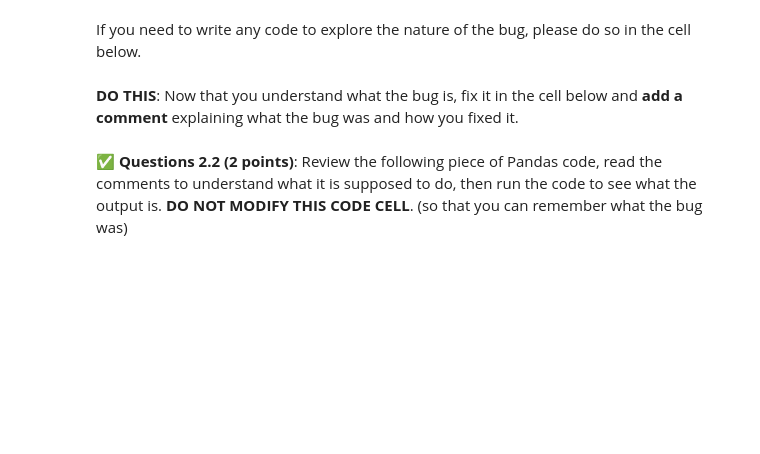
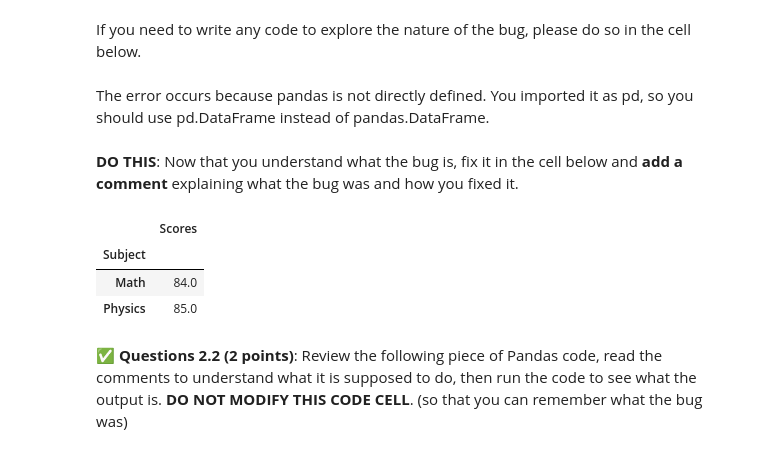
Before and after one commit to yashikaadesai/CMSE202-S25-turnin, a Jupyter notebook: hw-01/HW-01_GitPracticeDebuggingPythonPackagesAndClasses-SS25-STUDENT.ipynb, the cells around one changed output. Cells and saved outputs as stored; diff of their text form; code cells hidden in the pictures; blank space fills up the shorter version.

```diff
--- a/hw-01/HW-01_GitPracticeDebuggingPythonPackagesAndClasses-SS25-STUDENT.ipynb
+++ b/hw-01/HW-01_GitPracticeDebuggingPythonPackagesAndClasses-SS25-STUDENT.ipynb
@@ -212,7 +213,19 @@ If you need to write any code to explore the nature of the bug, please do so in
+# %% [markdown]
+The error occurs because pandas is not directly defined. You imported it as pd, so you should use pd.DataFrame instead of pandas.DataFrame.
 # %% [markdown]
 **DO THIS**: Now that you understand what the bug is, fix it in the cell below and **add a comment** explaining what the bug was and how you fixed it.
 # %%
 # Put your non-buggy code here
+df = pd.DataFrame({'Subject': ['Physics', 'Math',
+                              'Math', 'Physics'],
+                   'Scores': [88, 76, 92, 82]})
+
+df.groupby('Subject').mean()
+# %% [output]
+|  | Scores |
+| Subject |  |
+| Math | 84.0 |
+| Physics | 85.0 |
 # %% [markdown]
 &#9989; **Questions 2.2 (2 points)**: Review the following piece of Pandas code, read the comments to understand what it is supposed to do, then run the code to see what the output is. **DO NOT MODIFY THIS CODE CELL**. (so that you can remember what the bug was)
 # %%
```
Also changed, not shown: parts of 14 cells of this notebook.
